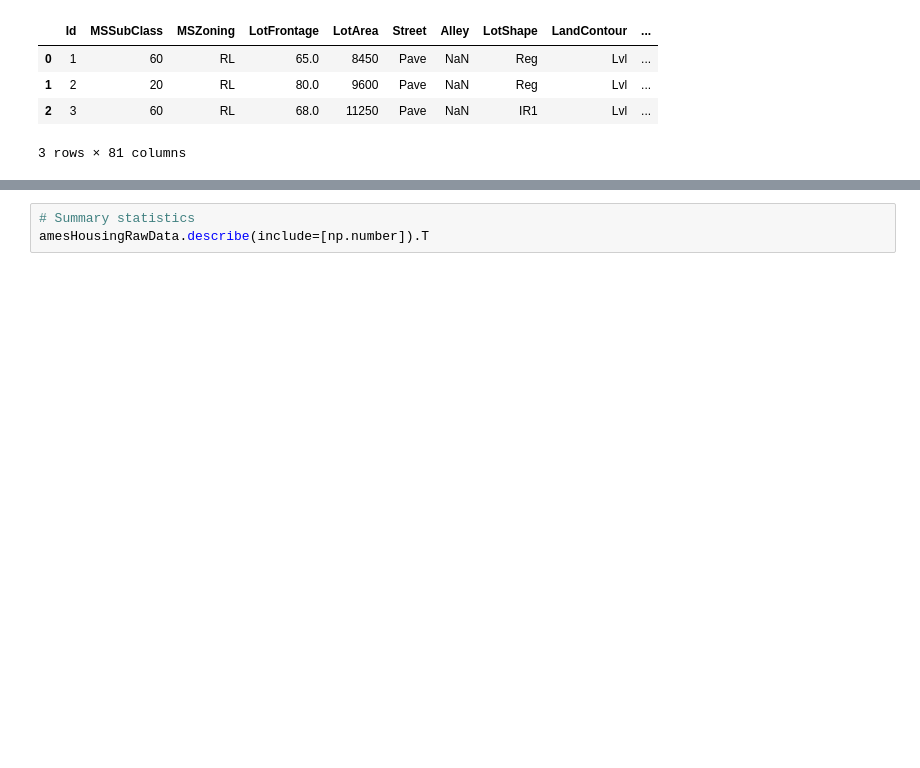
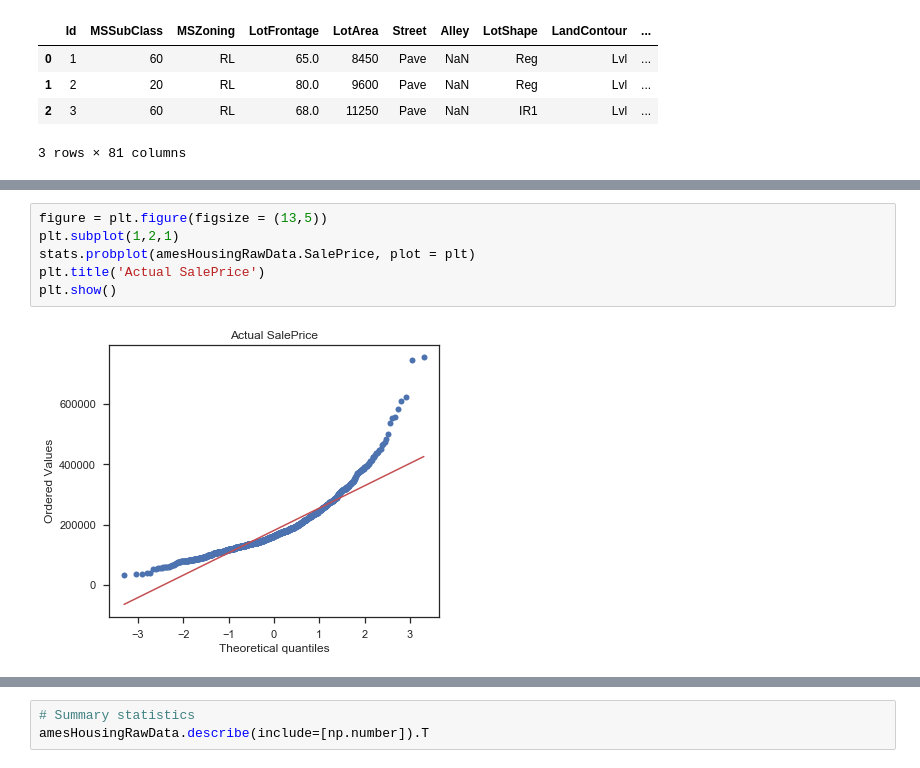
Before and after one commit to Yagniksojitra/Notebooks, a Jupyter notebook: Housing Prices Competition for Kaggle Learn Users/Housing Price Competition.ipynb, the cells around one changed output, grey strips where cells are left out. Saved outputs shown, nothing was run; the diff lists cells and outputs as text; blank space fills up the shorter version.

```diff
--- a/Housing Prices Competition for Kaggle Learn Users/Housing Price Competition.ipynb
+++ b/Housing Prices Competition for Kaggle Learn Users/Housing Price Competition.ipynb
@@ -33,0 +62,8 @@ amesHousingRawData.shape
+# %%
+figure = plt.figure(figsize = (13,5))
+plt.subplot(1,2,1)
+stats.probplot(amesHousingRawData.SalePrice, plot = plt)
+plt.title('Actual SalePrice')
+plt.show()
+# %% [output]
+[figure, added]
```
Also changed, not shown: parts of 29 cells of this notebook, 5 other files.
